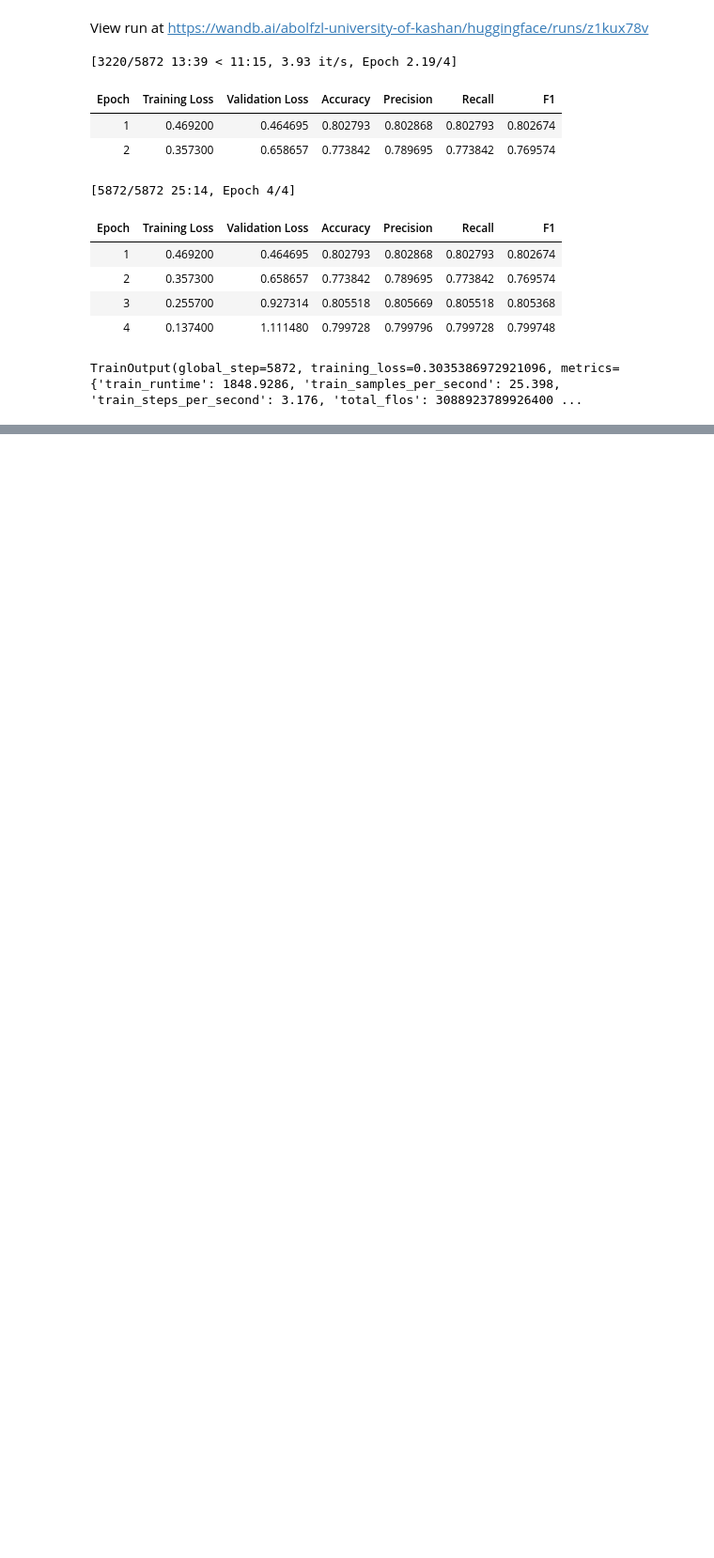
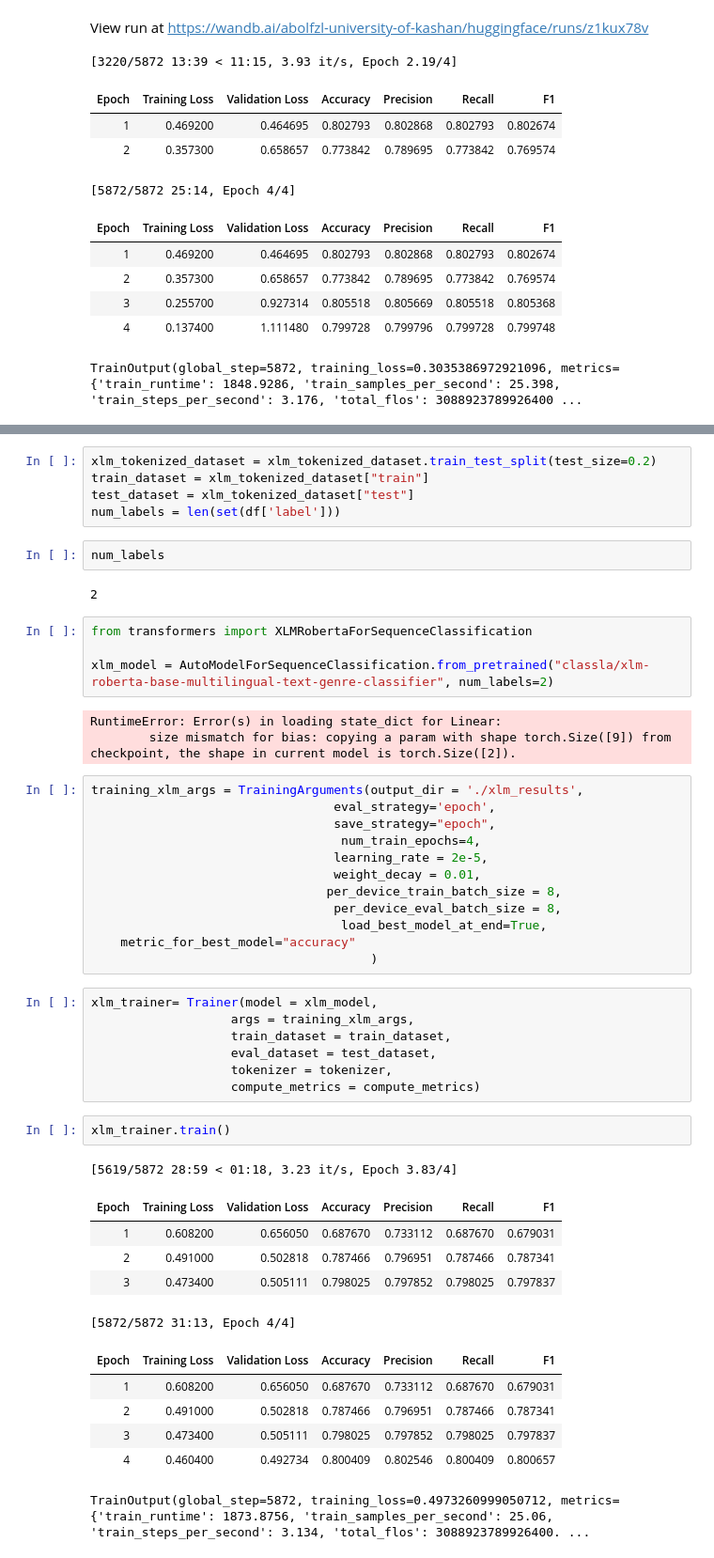
Before and after one commit to abolfazlaghdaee/Irony_Detection, a Jupyter notebook: model/Transformer_based.ipynb, the cells around one changed output, grey strips where cells are left out. Shown at 94% size. Cells and saved outputs as stored; diff of their text form; blank space fills up the shorter version.

Commit message:
add xlm robertal transformer

```diff
--- a/model/Transformer_based.ipynb
+++ b/model/Transformer_based.ipynb
@@ -114,0 +131,50 @@ TrainOutput(global_step=5872, training_loss=0.3035386972921096, metrics={'train_
+# %%
+xlm_tokenized_dataset = xlm_tokenized_dataset.train_test_split(test_size=0.2)
+train_dataset = xlm_tokenized_dataset["train"]
+test_dataset = xlm_tokenized_dataset["test"]
+num_labels = len(set(df['label']))
+# %%
+num_labels
+# %% [output]
+2
+# %%
+from transformers import XLMRobertaForSequenceClassification
+
+xlm_model = AutoModelForSequenceClassification.from_pretrained("classla/xlm-roberta-base-multilingual-text-genre-classifier", num_labels=2)
+# %% [output]
+RuntimeError: Error(s) in loading state_dict for Linear:
+        size mismatch for bias: copying a param with shape torch.Size([9]) from checkpoint, the shape in current model is torch.Size([2]).
+# %%
+training_xlm_args = TrainingArguments(output_dir = './xlm_results',
+                                 eval_strategy='epoch',
+                                 save_strategy="epoch",
+                                  num_train_epochs=4,
+                                 learning_rate = 2e-5,
+                                 weight_decay = 0.01,
+                                per_device_train_batch_size = 8,
+                                 per_device_eval_batch_size = 8,
+                                  load_best_model_at_end=True,
+    metric_for_best_model="accuracy"
+                                      )
+# %%
+xlm_trainer= Trainer(model = xlm_model,
+                   args = training_xlm_args,
+                   train_dataset = train_dataset,
+                   eval_dataset = test_dataset,
+                   tokenizer = tokenizer,
+                   compute_metrics = compute_metrics)
+# %%
+xlm_trainer.train()
+# %% [output]
+[5619/5872 28:59 < 01:18, 3.23 it/s, Epoch 3.83/4]
+| Epoch | Training Loss | Validation Loss | Accuracy | Precision | Recall | F1 |
+| 1 | 0.608200 | 0.656050 | 0.687670 | 0.733112 | 0.687670 | 0.679031 |
+| 2 | 0.491000 | 0.502818 | 0.787466 | 0.796951 | 0.787466 | 0.787341 |
+| 3 | 0.473400 | 0.505111 | 0.798025 | 0.797852 | 0.798025 | 0.797837 |
+[5872/5872 31:13, Epoch 4/4]
+| Epoch | Training Loss | Validation Loss | Accuracy | Precision | Recall | F1 |
+| 1 | 0.608200 | 0.656050 | 0.687670 | 0.733112 | 0.687670 | 0.679031 |
+| 2 | 0.491000 | 0.502818 | 0.787466 | 0.796951 | 0.787466 | 0.787341 |
+| 3 | 0.473400 | 0.505111 | 0.798025 | 0.797852 | 0.798025 | 0.797837 |
+| 4 | 0.460400 | 0.492734 | 0.800409 | 0.802546 | 0.800409 | 0.800657 |
+TrainOutput(global_step=5872, training_loss=0.4973260999050712, metrics={'train_runtime': 1873.8756, 'train_samples_per_second': 25.06, 'train_steps_per_second': 3.134, 'total_flos': 3088923789926400. ...
```
Also changed, not shown: parts of 12 cells of this notebook.
